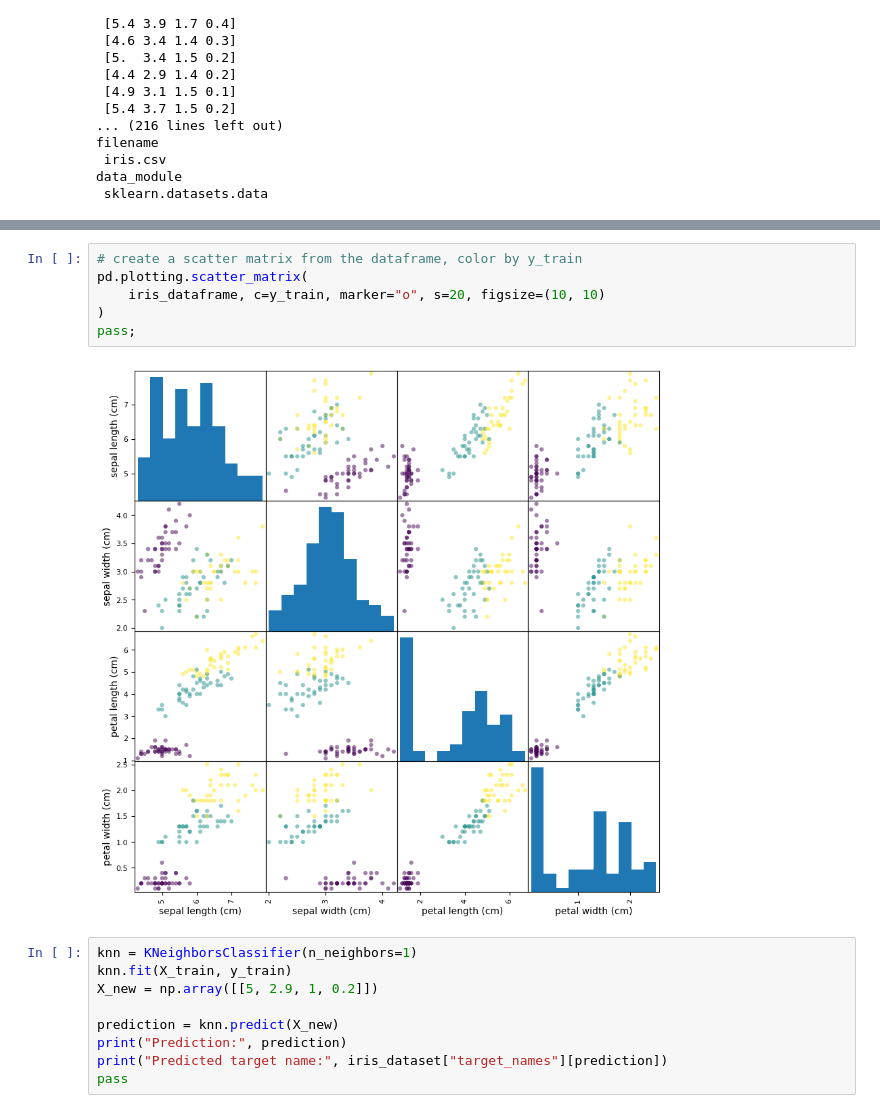
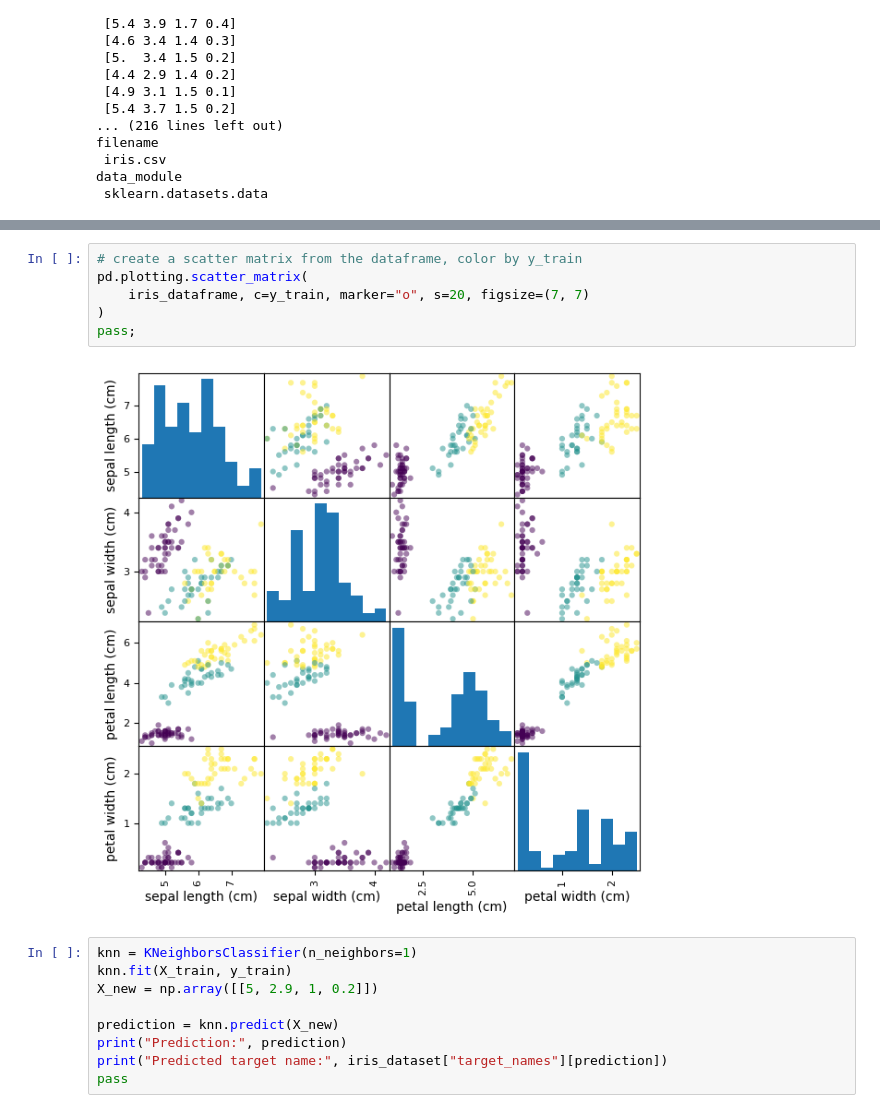
Before and after one commit to arghyadutta/AIComplexSystems, a Jupyter notebook: 02-notebook.ipynb, the cells around one changed output, grey strips where cells are left out. Drawn from its saved outputs; the diff is of its cells as text.

```diff
--- a/02-notebook.ipynb
+++ b/02-notebook.ipynb
@@ -102,11 +102,11 @@ iris_dataframe
 # %%
 # create a scatter matrix from the dataframe, color by y_train
 pd.plotting.scatter_matrix(
-    iris_dataframe, c=y_train, marker="o", s=20, figsize=(10, 10)
+    iris_dataframe, c=y_train, marker="o", s=20, figsize=(7, 7)
 )
 pass;
 # %% [output]
-[figure, old version]
+[figure, new version]
 # %%
 knn = KNeighborsClassifier(n_neighbors=1)
 knn.fit(X_train, y_train)
```
Also changed, not shown: parts of 2 cells of this notebook.
